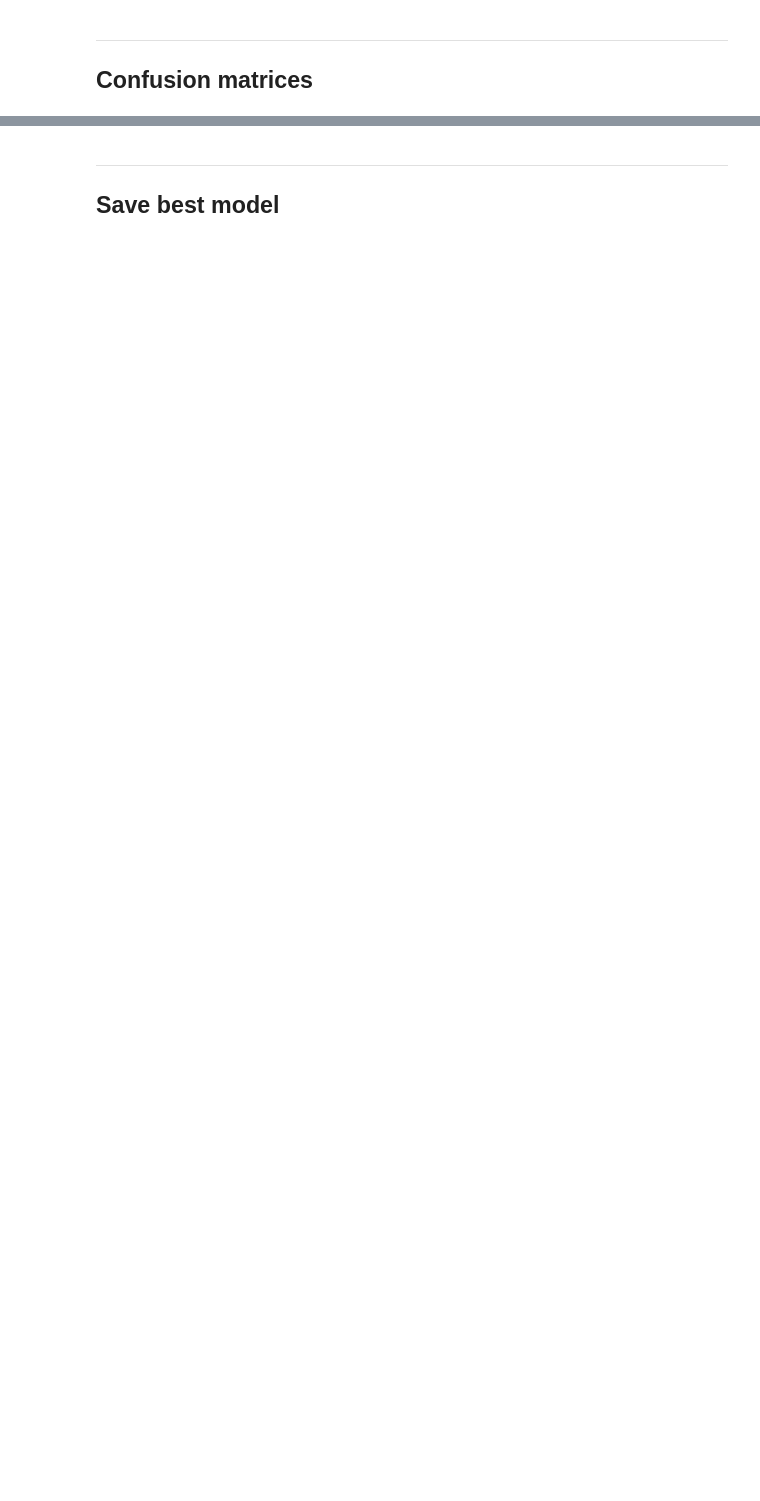
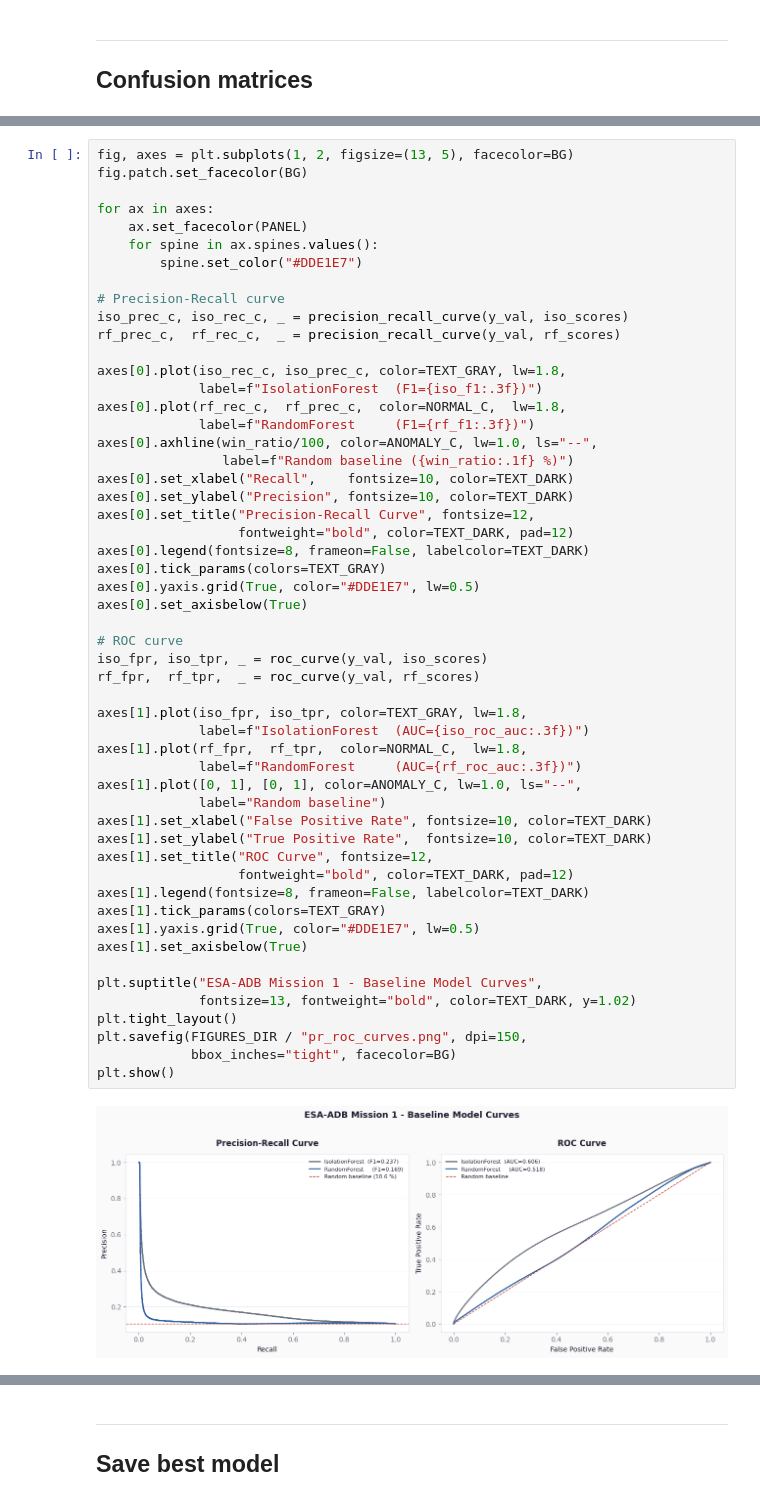
Before and after one commit to photoli93/satellite_anomaly_esa_adb, a Jupyter notebook: notebooks/03_baseline_model.ipynb, the cells around one changed output, grey strips where cells are left out. Cells and saved outputs as stored; diff of their text form; blank space fills up the shorter version.

```diff
--- a/notebooks/03_baseline_model.ipynb
+++ b/notebooks/03_baseline_model.ipynb
@@ -144,0 +413,55 @@ NameError: name 'X_train_flat' is not defined
+# %%
+fig, axes = plt.subplots(1, 2, figsize=(13, 5), facecolor=BG)
+fig.patch.set_facecolor(BG)
+
+for ax in axes:
+    ax.set_facecolor(PANEL)
+    for spine in ax.spines.values():
+        spine.set_color("#DDE1E7")
+
+# Precision-Recall curve
+iso_prec_c, iso_rec_c, _ = precision_recall_curve(y_val, iso_scores)
+rf_prec_c,  rf_rec_c,  _ = precision_recall_curve(y_val, rf_scores)
+
+axes[0].plot(iso_rec_c, iso_prec_c, color=TEXT_GRAY, lw=1.8,
+             label=f"IsolationForest  (F1={iso_f1:.3f})")
+axes[0].plot(rf_rec_c,  rf_prec_c,  color=NORMAL_C,  lw=1.8,
+             label=f"RandomForest     (F1={rf_f1:.3f})")
+axes[0].axhline(win_ratio/100, color=ANOMALY_C, lw=1.0, ls="--",
+                label=f"Random baseline ({win_ratio:.1f} %)")
+axes[0].set_xlabel("Recall",    fontsize=10, color=TEXT_DARK)
+axes[0].set_ylabel("Precision", fontsize=10, color=TEXT_DARK)
+axes[0].set_title("Precision-Recall Curve", fontsize=12,
+                  fontweight="bold", color=TEXT_DARK, pad=12)
+axes[0].legend(fontsize=8, frameon=False, labelcolor=TEXT_DARK)
+axes[0].tick_params(colors=TEXT_GRAY)
+axes[0].yaxis.grid(True, color="#DDE1E7", lw=0.5)
+axes[0].set_axisbelow(True)
+
+# ROC curve
+iso_fpr, iso_tpr, _ = roc_curve(y_val, iso_scores)
+rf_fpr,  rf_tpr,  _ = roc_curve(y_val, rf_scores)
+
+axes[1].plot(iso_fpr, iso_tpr, color=TEXT_GRAY, lw=1.8,
+             label=f"IsolationForest  (AUC={iso_roc_auc:.3f})")
+axes[1].plot(rf_fpr,  rf_tpr,  color=NORMAL_C,  lw=1.8,
+             label=f"RandomForest     (AUC={rf_roc_auc:.3f})")
+axes[1].plot([0, 1], [0, 1], color=ANOMALY_C, lw=1.0, ls="--",
+             label="Random baseline")
+axes[1].set_xlabel("False Positive Rate", fontsize=10, color=TEXT_DARK)
+axes[1].set_ylabel("True Positive Rate",  fontsize=10, color=TEXT_DARK)
+axes[1].set_title("ROC Curve", fontsize=12,
+                  fontweight="bold", color=TEXT_DARK, pad=12)
+axes[1].legend(fontsize=8, frameon=False, labelcolor=TEXT_DARK)
+axes[1].tick_params(colors=TEXT_GRAY)
+axes[1].yaxis.grid(True, color="#DDE1E7", lw=0.5)
+axes[1].set_axisbelow(True)
+
+plt.suptitle("ESA-ADB Mission 1 - Baseline Model Curves",
+             fontsize=13, fontweight="bold", color=TEXT_DARK, y=1.02)
+plt.tight_layout()
+plt.savefig(FIGURES_DIR / "pr_roc_curves.png", dpi=150,
+            bbox_inches="tight", facecolor=BG)
+plt.show()
+# %% [output]
+[figure, added]
```
Also changed, not shown: parts of 23 cells of this notebook, 8 other files.
